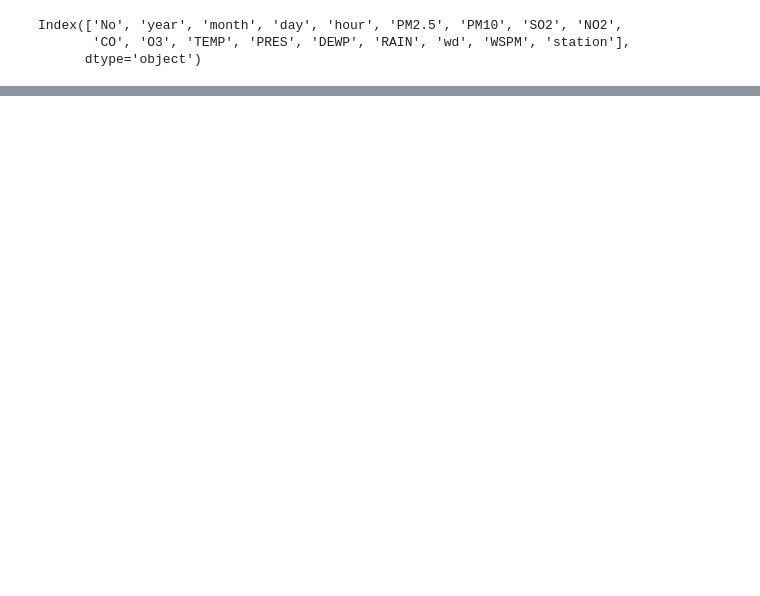
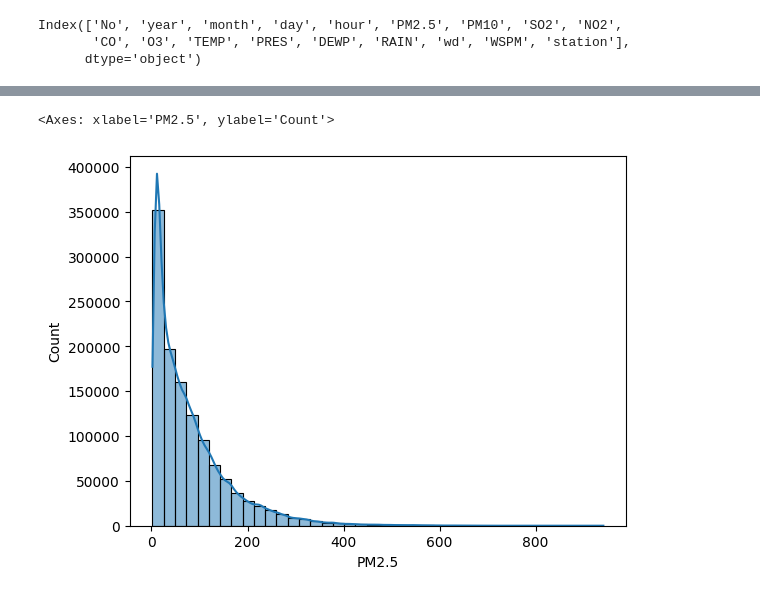
Before and after one commit to Usamah-Abdullateef/Air-Pollution_-Data-Analysis, a Jupyter notebook: Data_Analysis_test_code.ipynb, the cells around one changed output, grey strips where cells are left out. Cells and saved outputs as stored; diff of their text form; code cells hidden in the pictures; blank space fills up the shorter version.

Commit message:
Feature Engineering and Exploratory Data Analysis

```diff
--- a/Data_Analysis_test_code.ipynb
+++ b/Data_Analysis_test_code.ipynb
@@ -240,6 +243,2 @@ WSPM         314
 station        0
 dtype: int64
-# %%
-if 'year' in df.columns and 'month' in df.columns and 'day' in df.columns and 'hour' in df.columns:
-    df['datetime'] = pd.to_datetime(df[['year', 'month', 'day', 'hour']])
-    df.set_index('datetime', inplace=True)
@@ -285,10 +244,0 @@ plt.show()
-# %%
-df['month'] = df.index.month
-monthly_avg = df.groupby('month')['PM2.5'].mean()
-plt.figure(figsize=(8, 5))
-sns.barplot(x=monthly_avg.index, y=monthly_avg.values, palette='viridis')
-plt.title('Average PM2.5 by Month')
-plt.xlabel('Month')
-plt.ylabel('PM2.5 (µg/m³)')
-plt.tight_layout()
-plt.show()
@@ -309,11 +244,0 @@ plt.show()
-# %%
-if 'station' in df.columns:
-    # Reset the index before plotting
-    df = df.reset_index()
-
-    plt.figure(figsize=(10, 5))
-    sns.boxplot(data=df, x='station', y='PM2.5') # Changed 'stations' to 'station'
-    plt.xticks(rotation=45)
-    plt.title('PM2.5 Distribution by Station')
-    plt.tight_layout()
-    plt.show()
@@ -321,0 +273,5 @@ if 'station' in df.columns:
+# %%
+sns.histplot(df['PM2.5'], bins=40, kde=True)
+# %% [output]
+<Axes: xlabel='PM2.5', ylabel='Count'>
+[figure, added]
```
Also changed, not shown: parts of 17 cells of this notebook.
